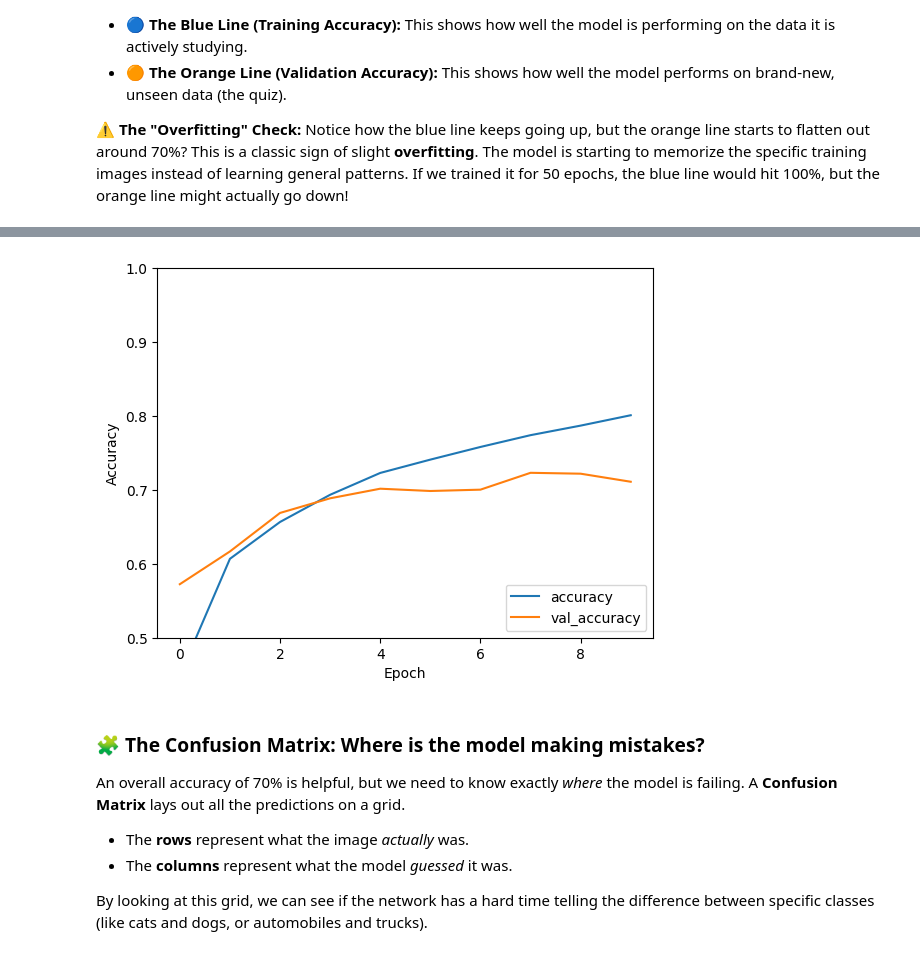
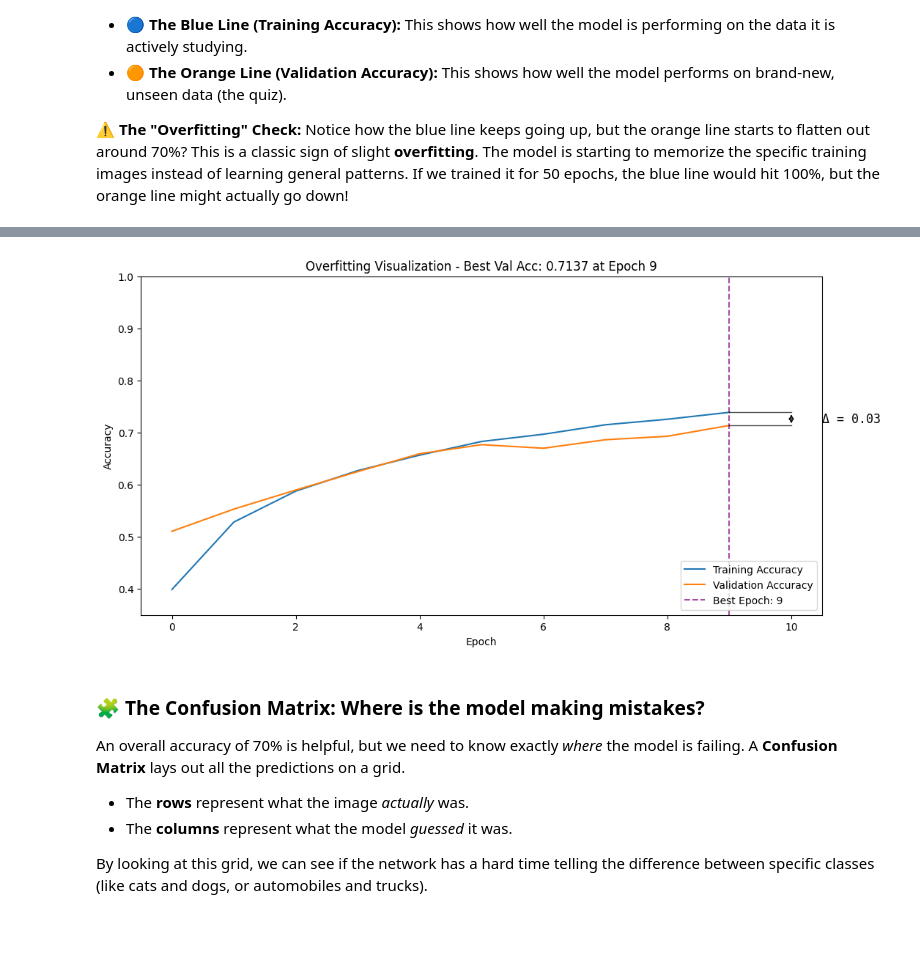
Before and after one commit to AfraIsNotAvailable/cnn-demo, a Jupyter notebook: cnn.ipynb, the cells around one changed output, grey strips where cells are left out. Drawn from its saved outputs; the diff is of its cells as text; code cells hidden in the pictures; blank space fills up the shorter version.

```diff
--- a/cnn.ipynb
+++ b/cnn.ipynb
@@ -125,8 +137,8 @@ To complete the model, we need to take all the features our CNN found and make a
 * 📢 **`model.add(layers.Dense(10))`**
   This is the final output layer. It has exactly **10 neurons** because the CIFAR-10 dataset has exactly 10 categories (airplane, dog, cat, etc.). The neuron that outputs the highest number is the network's final guess!
 # %%
-model.add(layers.Flatten())
-model.add(layers.Dense(64, activation='relu'))
-model.add(layers.Dense(10))
-model.summary()
+cnn_model.add(layers.Flatten())
+cnn_model.add(layers.Dense(64, activation='relu'))
+cnn_model.add(layers.Dense(10))
+cnn_model.summary()
 # %% [output]
@@ -169,11 +181,18 @@ This is where the math happens and the network looks at the images.
 * 📚 **`epochs=10`:** An "epoch" is one complete pass through the entire dataset. Setting this to 10 means the network will look through the entire "textbook" of images 10 times to memorize the patterns.
 * 📝 **`validation_data=...` (The Quiz):** After every single epoch, we test the network on a separate pile of images it has **never seen before**. This proves the network is actually learning what a "cat" looks like, rather than just memorizing the specific cat photos from the textbook.
 # %%
-model.compile(optimizer='adam',
-              loss=tf.keras.losses.SparseCategoricalCrossentropy(from_logits=True),
-              metrics=['accuracy'])
+cnn_model.compile(
+    optimizer="adam",
+    loss=tf.keras.losses.SparseCategoricalCrossentropy(from_logits=True),
+    metrics=["accuracy"],
+)
 
-history = model.fit(train_images, train_labels, epochs=10,
-                    validation_data=(test_images, test_labels))
+naive_cnn_model = cnn_model.fit(
+    train_images,
+    train_labels,
+    epochs=10,
+    batch_size=128,
+    validation_data=(test_images, test_labels),
+)
 # %% [output]
 Epoch 1/10
@@ -207,12 +232,7 @@ The graph below plots our model's accuracy over the 10 epochs.
 **⚠️ The "Overfitting" Check:**
 Notice how the blue line keeps going up, but the orange line starts to flatten out around 70%? This is a classic sign of slight **overfitting**. The model is starting to memorize the specific training images instead of learning general patterns. If we trained it for 50 epochs, the blue line would hit 100%, but the orange line might actually go down!
 # %%
-plt.plot(history.history['accuracy'], label='accuracy')
-plt.plot(history.history['val_accuracy'], label = 'val_accuracy')
-plt.xlabel('Epoch')
-plt.ylabel('Accuracy')
-plt.ylim([0.5, 1])
-plt.legend(loc='lower right')
-
-test_loss, test_acc = model.evaluate(test_images,  test_labels, verbose=2)
+train_acc = naive_cnn_model.history['accuracy']
+val_acc = naive_cnn_model.history['val_accuracy']
+helpers.plot_overfitting(train_acc, val_acc)
 # %% [output]
@@ -220,4 +239,4 @@ test_loss, test_acc = model.evaluate(test_images,  test_labels, verbose=2)
-[figure, old version]
+[figure, new version]
 # %% [markdown]
 ### 🧩 The Confusion Matrix: Where is the model making mistakes?
 
```
Also changed, not shown: parts of 45 cells of this notebook, 6 other files.
